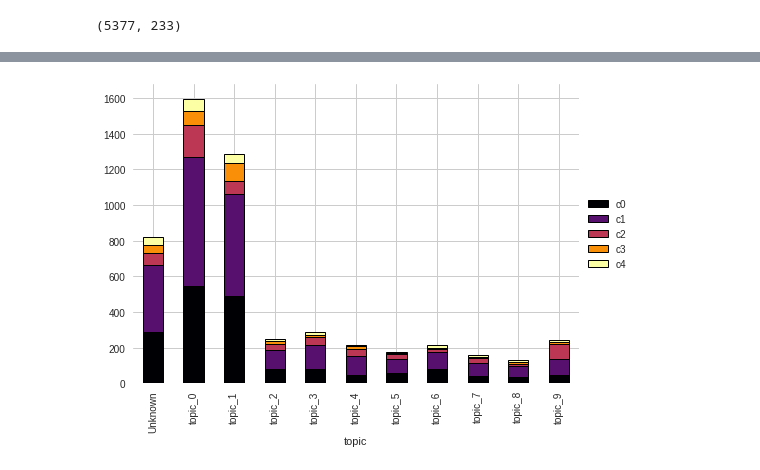
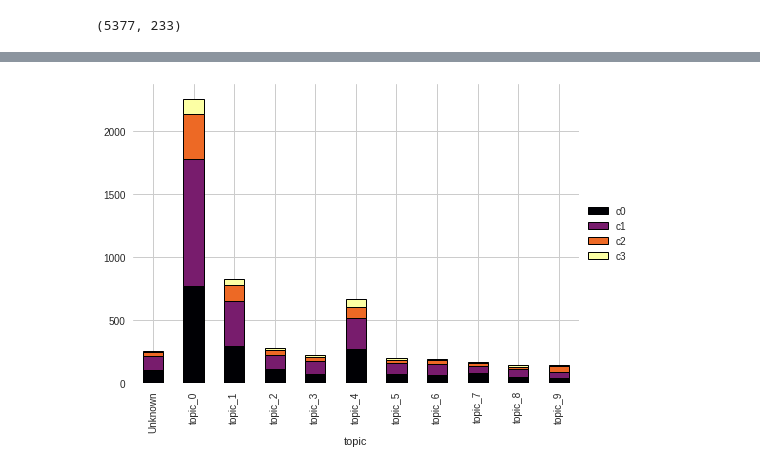
Before and after one commit to sksvineeth/Text_and_clustering, a Jupyter notebook: Detailed_Notebook.ipynb, the cells around one changed output, grey strips where cells are left out. Cells and saved outputs as stored; diff of their text form; code cells hidden in the pictures.

```diff
--- a/Detailed_Notebook.ipynb
+++ b/Detailed_Notebook.ipynb
@@ -589,7 +597,8 @@ lda_model = gensim.models.LdaMulticore(corpus=corpus,
                                            random_state=100,
                                            chunksize=100,
                                            passes=20,
-                                           alpha= 'asymmetric')
+                                           alpha= 'asymmetric',
+                                           )
 # %%
 coherence_model_lda = CoherenceModel(model=lda_model, texts=data_lemmatized, dictionary=id2word, coherence='c_v')
 coherence_lda = coherence_model_lda.get_coherence()
@@ -695,5 +704,5 @@ def find_propensity(row):
 df['topic'] = df.loc[:, df.columns !='description'].apply(find_topic, axis = 1)
 df['propensity'] = df.iloc[:, 0:10].apply(find_propensity, axis = 1)
 # %%
-df.head()
-#df.drop(columns=df.columns[:10], inplace=True)
+#df.head()
+df.drop(columns=df.columns[:10], inplace=True)
@@ -740,3 +742,3 @@ display(topics_all.head())
 # %%
 data_c = pd.concat([df_final2, topics_all], axis=1)
-data_c = data_c[:-1]
+data_c.head()
@@ -907,5 +1021,6 @@ Optimal number of clusters based on silhouette score: [5]
 # %%
 from sklearn.cluster import AgglomerativeClustering
 import sklearn.metrics as metrics
-cluster_model = AgglomerativeClustering(n_clusters=5)
+cluster_model = AgglomerativeClustering(n_clusters=4, linkage = 'ward', affinity= 'euclidean')
 cluster = cluster_model.fit_predict(dat).tolist()
+dat["cluster"] = cluster
@@ -963,19 +1048,19 @@ df_for_h_visual.head()
 # %%
 df_histo = df_for_h_visual.groupby(['topic','cluster']).count().reset_index()
 df_histo = df_histo.pivot(index='topic', columns='cluster', values='description')
-df_histo.columns = ["c0", "c1", "c2", "c3","c4"]
+df_histo.columns = ["c0", "c1", "c2", "c3"]
 
 ax = df_histo.plot.bar(stacked=True,   colormap='inferno', edgecolor='black', linewidth=1)
 
 ax.legend(loc='center left', bbox_to_anchor=(1.0, .5))
 ax.spines['top'].set_visible(False)
 ax.spines['right'].set_visible(False)
 ax.spines['bottom'].set_visible(False)
 ax.spines['left'].set_visible(False)
 
 plt.show()
 # %% [output]
-[figure, old version]
+[figure, new version]
 # %%
 df_for_h_visual.groupby('cluster').count()
 # %% [output]
```
Also changed, not shown: parts of 87 cells of this notebook.
